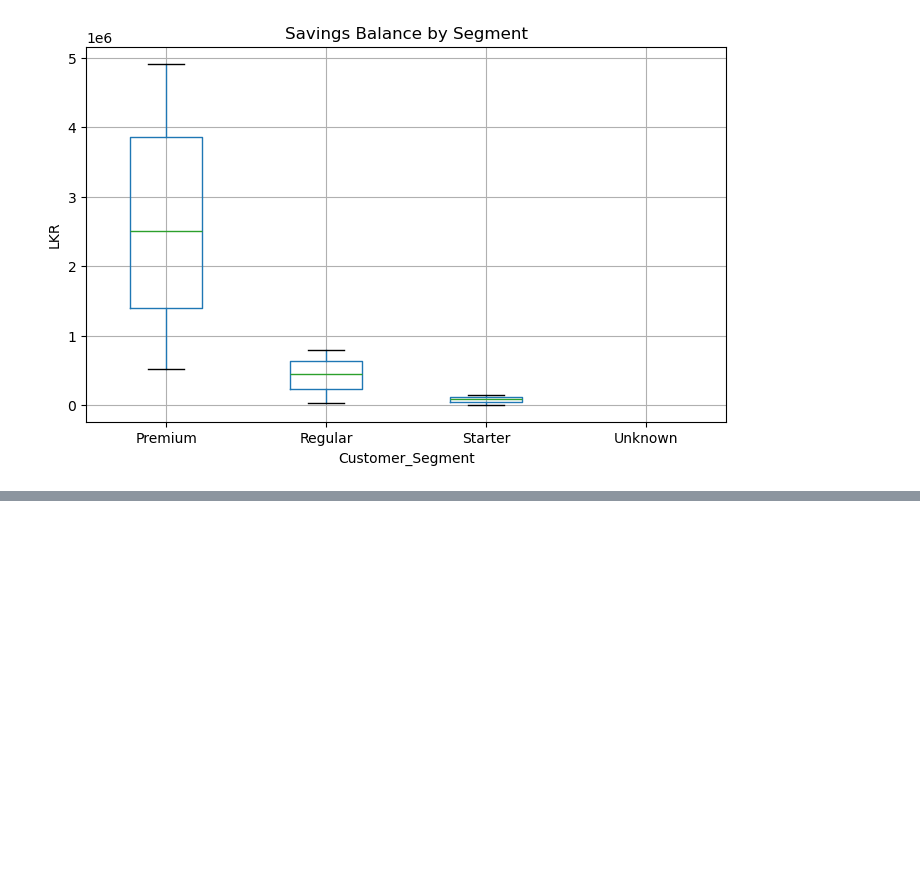
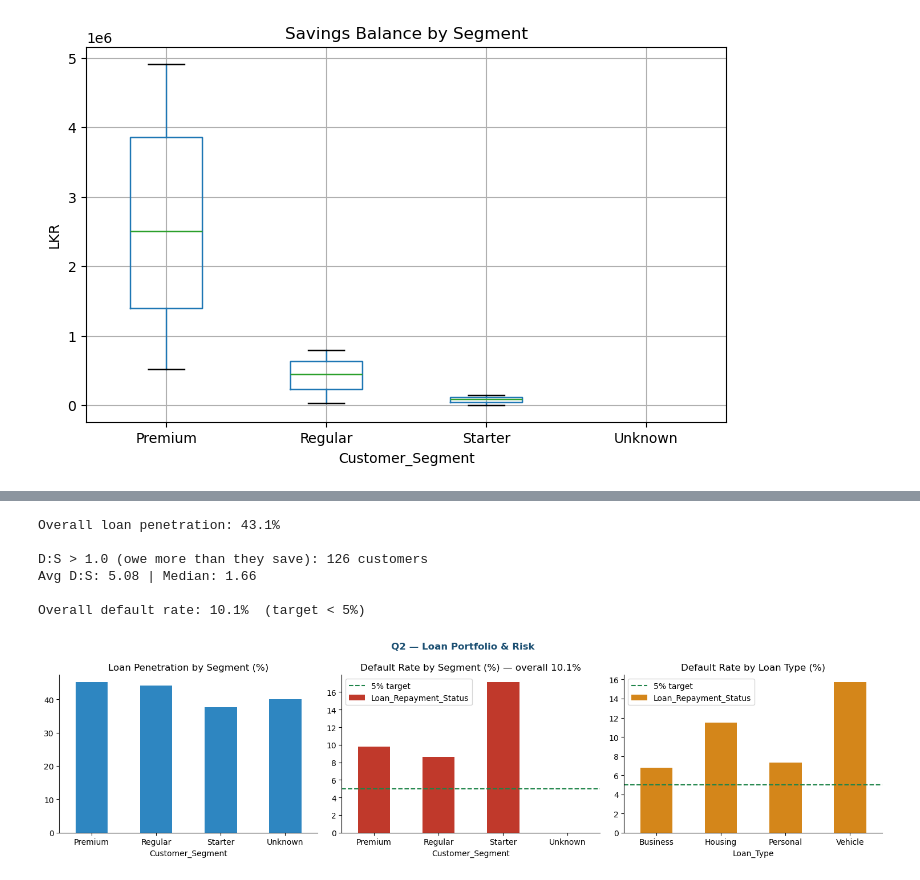
Before and after one commit to senara20240943-droid/Dialog-Fintec, a Jupyter notebook: Cleaning and EDA.ipynb, the cells around one changed output, grey strips where cells are left out. Cells and saved outputs as stored; diff of their text form; code cells hidden in the pictures; blank space fills up the shorter version.

Commit message:
loan portfolio and risk

```diff
--- a/Cleaning and EDA.ipynb
+++ b/Cleaning and EDA.ipynb
@@ -282,0 +349,42 @@ max            196241.0                   11.3                       35.0
+# %%
+loan_df    = df[df["Has_Loan"] == "Yes"].copy()
+loan_valid = loan_df[loan_df["Loan_Repayment_Status"].notna()]
+dts        = loan_df[loan_df["Debt_to_Savings"].notna()]
+
+#Penetration
+print(f"Overall loan penetration: {pct((df['Has_Loan']=='Yes').sum(), len(df))}%")
+seg_pen = df.groupby("Customer_Segment")["Has_Loan"].apply(lambda x: pct((x=="Yes").sum(), len(x)))
+ch_pen  = df.groupby("Acquisition_Channel")["Has_Loan"].apply(lambda x: pct((x=="Yes").sum(), len(x)))
+
+#Debt-to-Savings
+print(f"\nD:S > 1.0 (owe more than they save): {(dts['Debt_to_Savings'] > 1.0).sum()} customers")
+print(f"Avg D:S: {dts['Debt_to_Savings'].mean():.2f} | Median: {dts['Debt_to_Savings'].median():.2f}")
+
+#Defaults
+default_rate = pct((loan_valid["Loan_Repayment_Status"]=="Defaulted").sum(), len(loan_valid))
+print(f"\nOverall default rate: {default_rate}%  (target < 5%)")
+seg_def = loan_valid.groupby("Customer_Segment")["Loan_Repayment_Status"].apply(lambda x: pct((x=="Defaulted").sum(), len(x)))
+lt_def  = loan_valid.groupby("Loan_Type")["Loan_Repayment_Status"].apply(lambda x: pct((x=="Defaulted").sum(), len(x)))
+
+fig, axes = plt.subplots(1, 3, figsize=(15, 4))
+fig.suptitle("Q2 — Loan Portfolio & Risk", fontweight="bold", color=NAVY)
+
+seg_pen.plot.bar(ax=axes[0], color=BLUE, title="Loan Penetration by Segment (%)")
+seg_def.plot.bar(ax=axes[1], color=RED,  title=f"Default Rate by Segment (%) — overall {default_rate}%")
+axes[1].axhline(5, color=GREEN, linestyle="--", label="5% target"); axes[1].legend()
+lt_def.plot.bar( ax=axes[2], color=AMBER, title="Default Rate by Loan Type (%)")
+axes[2].axhline(5, color=GREEN, linestyle="--", label="5% target"); axes[2].legend()
+
+for ax in axes:
+    ax.tick_params(axis="x", rotation=0)
+    ax.spines[["top","right"]].set_visible(False)
+
+plt.tight_layout(); plt.show()
+# %% [output]
+Overall loan penetration: 43.1%
+
+D:S > 1.0 (owe more than they save): 126 customers
+Avg D:S: 5.08 | Median: 1.66
+
+Overall default rate: 10.1%  (target < 5%)
+[figure, added]
```
Also changed, not shown: parts of 1 cell of this notebook.
